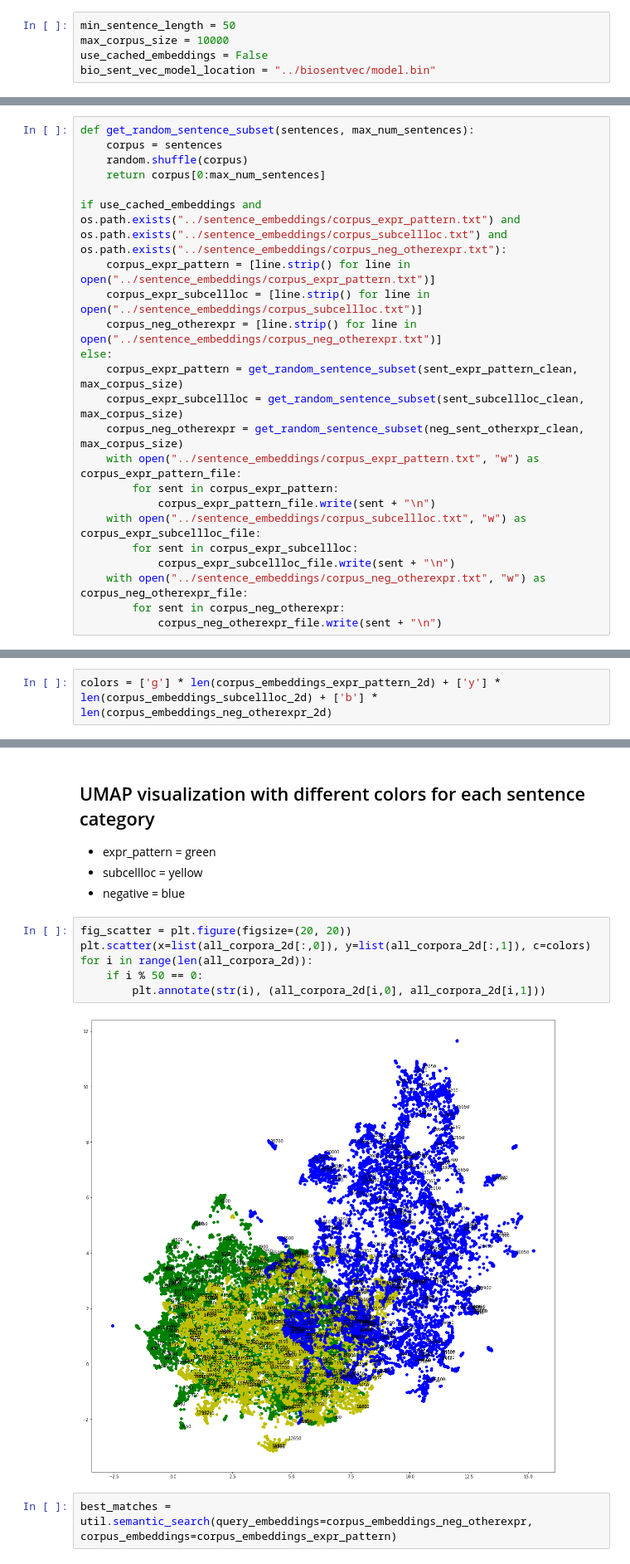
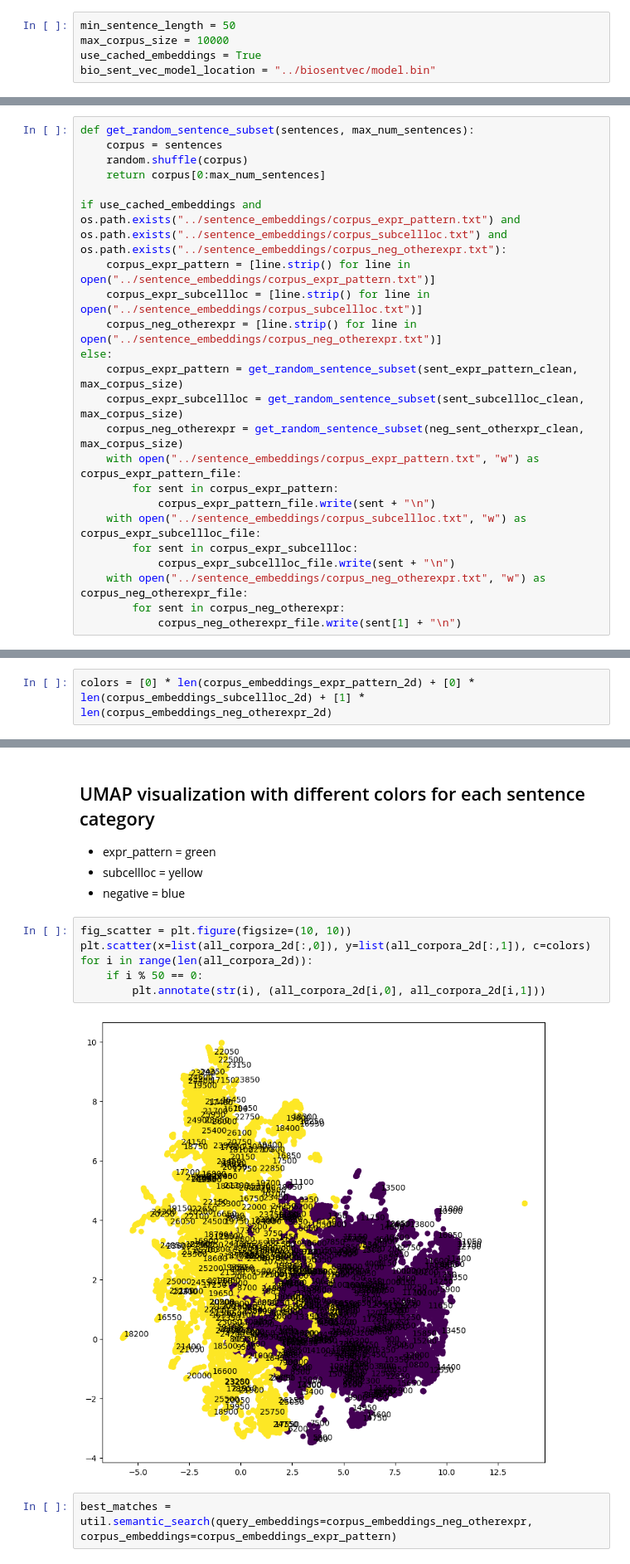
Before and after one commit to WormBase/curation-sentence-classification, a Jupyter notebook: notebooks/sentence_classification_with_db_sentences.ipynb, the cells around one changed output, grey strips where cells are left out. Shown: that part at 83% size. Cells and saved outputs as stored; diff of their text form.

```diff
--- a/notebooks/sentence_classification_with_db_sentences.ipynb
+++ b/notebooks/sentence_classification_with_db_sentences.ipynb
@@ -16,7 +16,7 @@ from numpy import savetxt
 # %%
 min_sentence_length = 50
 max_corpus_size = 10000
-use_cached_embeddings = False
+use_cached_embeddings = True
 bio_sent_vec_model_location = "../biosentvec/model.bin"
 # %% [markdown]
 ## Read positive and negative sentences from file
@@ -60,7 +60,7 @@ else:
             corpus_expr_subcellloc_file.write(sent + "\n")
     with open("../sentence_embeddings/corpus_neg_otherexpr.txt", "w") as corpus_neg_otherexpr_file:
         for sent in corpus_neg_otherexpr:
-            corpus_neg_otherexpr_file.write(sent + "\n")
+            corpus_neg_otherexpr_file.write(sent[1] + "\n")
 # %% [markdown]
 ## Extract sentence embeddings with SBERT
 # %%
@@ -91,5 +86,5 @@ To disable this warning, you can either:
 # %%
-colors = ['g'] * len(corpus_embeddings_expr_pattern_2d) + ['y'] * len(corpus_embeddings_subcellloc_2d) + ['b'] * len(corpus_embeddings_neg_otherexpr_2d)
+colors = [0] * len(corpus_embeddings_expr_pattern_2d) + [0] * len(corpus_embeddings_subcellloc_2d) + [1] * len(corpus_embeddings_neg_otherexpr_2d)
 # %%
 all_corpora_2d = np.vstack((corpus_embeddings_expr_pattern_2d, corpus_embeddings_subcellloc_2d, corpus_embeddings_neg_otherexpr_2d))
 # %% [markdown]
@@ -98,13 +93,13 @@ all_corpora_2d = np.vstack((corpus_embeddings_expr_pattern_2d, corpus_embeddings
 - subcellloc = yellow
 - negative = blue
 # %%
-fig_scatter = plt.figure(figsize=(20, 20))
+fig_scatter = plt.figure(figsize=(10, 10))
 plt.scatter(x=list(all_corpora_2d[:,0]), y=list(all_corpora_2d[:,1]), c=colors)
 for i in range(len(all_corpora_2d)):
     if i % 50 == 0:
         plt.annotate(str(i), (all_corpora_2d[i,0], all_corpora_2d[i,1]))
 # %% [output]
-[figure, old version]
+[figure, new version]
 # %%
 best_matches = util.semantic_search(query_embeddings=corpus_embeddings_neg_otherexpr, corpus_embeddings=corpus_embeddings_expr_pattern)
 # %%
```
Also changed, not shown: parts of 12 cells of this notebook, 1 other file.
